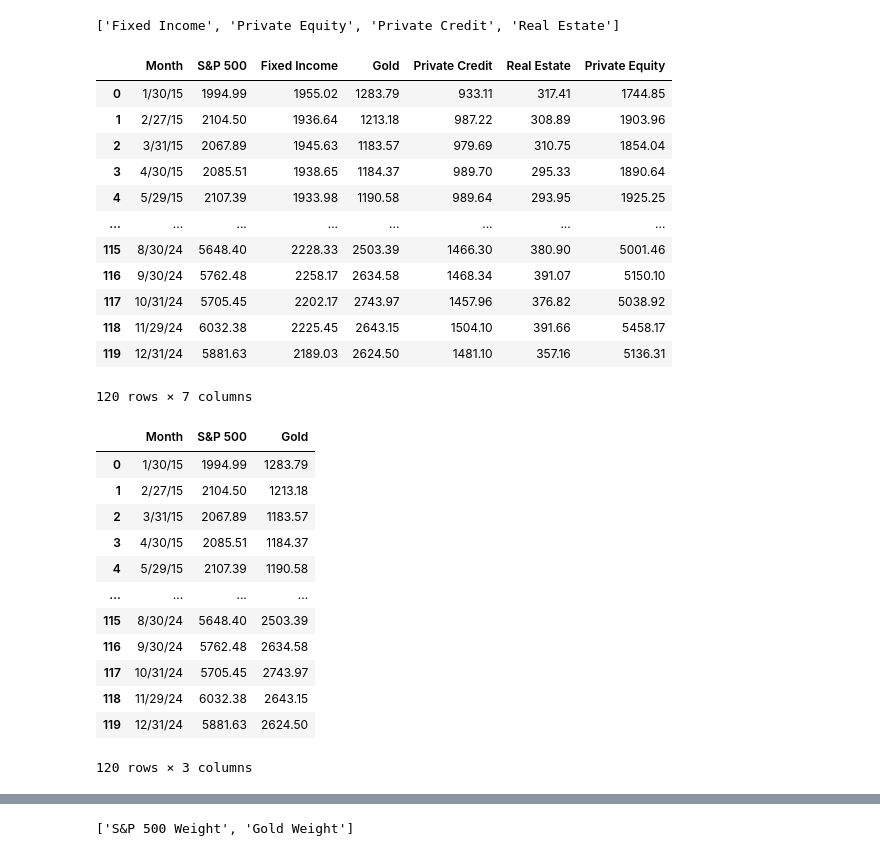
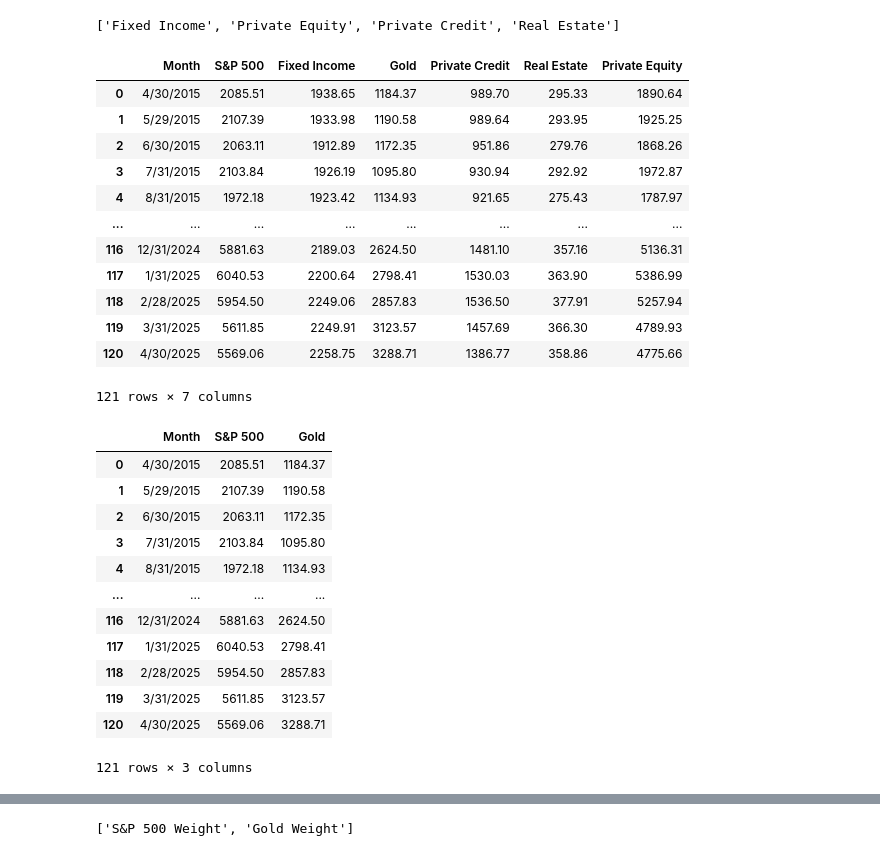
Before and after one commit to samalecbennett9/Efficient_Frontier, a Jupyter notebook: UpdatedFileCustomizable.ipynb, the cells around one changed output, grey strips where cells are left out. Drawn from its saved outputs; the diff is of its cells as text; code cells hidden in the pictures.

```diff
--- a/UpdatedFileCustomizable.ipynb
+++ b/UpdatedFileCustomizable.ipynb
@@ -18,22 +18,22 @@ dropped_assets
 time_frame = input("Choose your desired time frame in years (1-10): ")
 # %%
 #Read in Data
-asset_data = pd.read_csv("EF_Data_Summary.csv")
+asset_data = pd.read_csv("EF_Data_Summary_v2.csv")
 asset_data
 # %% [output]
 |  | Month | S&P 500 | Fixed Income | Gold | Private Credit | Real Estate | Private Equity |
-| 0 | 1/30/15 | 1994.99 | 1955.02 | 1283.79 | 933.11 | 317.41 | 1744.85 |
-| 1 | 2/27/15 | 2104.50 | 1936.64 | 1213.18 | 987.22 | 308.89 | 1903.96 |
-| 2 | 3/31/15 | 2067.89 | 1945.63 | 1183.57 | 979.69 | 310.75 | 1854.04 |
-| 3 | 4/30/15 | 2085.51 | 1938.65 | 1184.37 | 989.70 | 295.33 | 1890.64 |
-| 4 | 5/29/15 | 2107.39 | 1933.98 | 1190.58 | 989.64 | 293.95 | 1925.25 |
+| 0 | 4/30/2015 | 2085.51 | 1938.65 | 1184.37 | 989.70 | 295.33 | 1890.64 |
+| 1 | 5/29/2015 | 2107.39 | 1933.98 | 1190.58 | 989.64 | 293.95 | 1925.25 |
+| 2 | 6/30/2015 | 2063.11 | 1912.89 | 1172.35 | 951.86 | 279.76 | 1868.26 |
+| 3 | 7/31/2015 | 2103.84 | 1926.19 | 1095.80 | 930.94 | 292.92 | 1972.87 |
+| 4 | 8/31/2015 | 1972.18 | 1923.42 | 1134.93 | 921.65 | 275.43 | 1787.97 |
 | ... | ... | ... | ... | ... | ... | ... | ... |
-| 115 | 8/30/24 | 5648.40 | 2228.33 | 2503.39 | 1466.30 | 380.90 | 5001.46 |
-| 116 | 9/30/24 | 5762.48 | 2258.17 | 2634.58 | 1468.34 | 391.07 | 5150.10 |
-| 117 | 10/31/24 | 5705.45 | 2202.17 | 2743.97 | 1457.96 | 376.82 | 5038.92 |
-| 118 | 11/29/24 | 6032.38 | 2225.45 | 2643.15 | 1504.10 | 391.66 | 5458.17 |
-| 119 | 12/31/24 | 5881.63 | 2189.03 | 2624.50 | 1481.10 | 357.16 | 5136.31 |
+| 116 | 12/31/2024 | 5881.63 | 2189.03 | 2624.50 | 1481.10 | 357.16 | 5136.31 |
+| 117 | 1/31/2025 | 6040.53 | 2200.64 | 2798.41 | 1530.03 | 363.90 | 5386.99 |
+| 118 | 2/28/2025 | 5954.50 | 2249.06 | 2857.83 | 1536.50 | 377.91 | 5257.94 |
+| 119 | 3/31/2025 | 5611.85 | 2249.91 | 3123.57 | 1457.69 | 366.30 | 4789.93 |
+| 120 | 4/30/2025 | 5569.06 | 2258.75 | 3288.71 | 1386.77 | 358.86 | 4775.66 |
-120 rows × 7 columns
+121 rows × 7 columns
 # %%
 #drop rows of assets user does not want
 if dropped_assets_string:
@@ -41,18 +41,18 @@ if dropped_assets_string:
 asset_data
 # %% [output]
 |  | Month | S&P 500 | Gold |
-| 0 | 1/30/15 | 1994.99 | 1283.79 |
-| 1 | 2/27/15 | 2104.50 | 1213.18 |
-| 2 | 3/31/15 | 2067.89 | 1183.57 |
-| 3 | 4/30/15 | 2085.51 | 1184.37 |
-| 4 | 5/29/15 | 2107.39 | 1190.58 |
+| 0 | 4/30/2015 | 2085.51 | 1184.37 |
+| 1 | 5/29/2015 | 2107.39 | 1190.58 |
+| 2 | 6/30/2015 | 2063.11 | 1172.35 |
+| 3 | 7/31/2015 | 2103.84 | 1095.80 |
+| 4 | 8/31/2015 | 1972.18 | 1134.93 |
 | ... | ... | ... | ... |
-| 115 | 8/30/24 | 5648.40 | 2503.39 |
-| 116 | 9/30/24 | 5762.48 | 2634.58 |
-| 117 | 10/31/24 | 5705.45 | 2743.97 |
-| 118 | 11/29/24 | 6032.38 | 2643.15 |
-| 119 | 12/31/24 | 5881.63 | 2624.50 |
+| 116 | 12/31/2024 | 5881.63 | 2624.50 |
+| 117 | 1/31/2025 | 6040.53 | 2798.41 |
+| 118 | 2/28/2025 | 5954.50 | 2857.83 |
+| 119 | 3/31/2025 | 5611.85 | 3123.57 |
+| 120 | 4/30/2025 | 5569.06 | 3288.71 |
-120 rows × 3 columns
+121 rows × 3 columns
 # %%
 #Create variable used to filter to desired time frame
 included_rows = int(time_frame)*12+1
```
Also changed, not shown: parts of 11 cells of this notebook, 4 other files.
